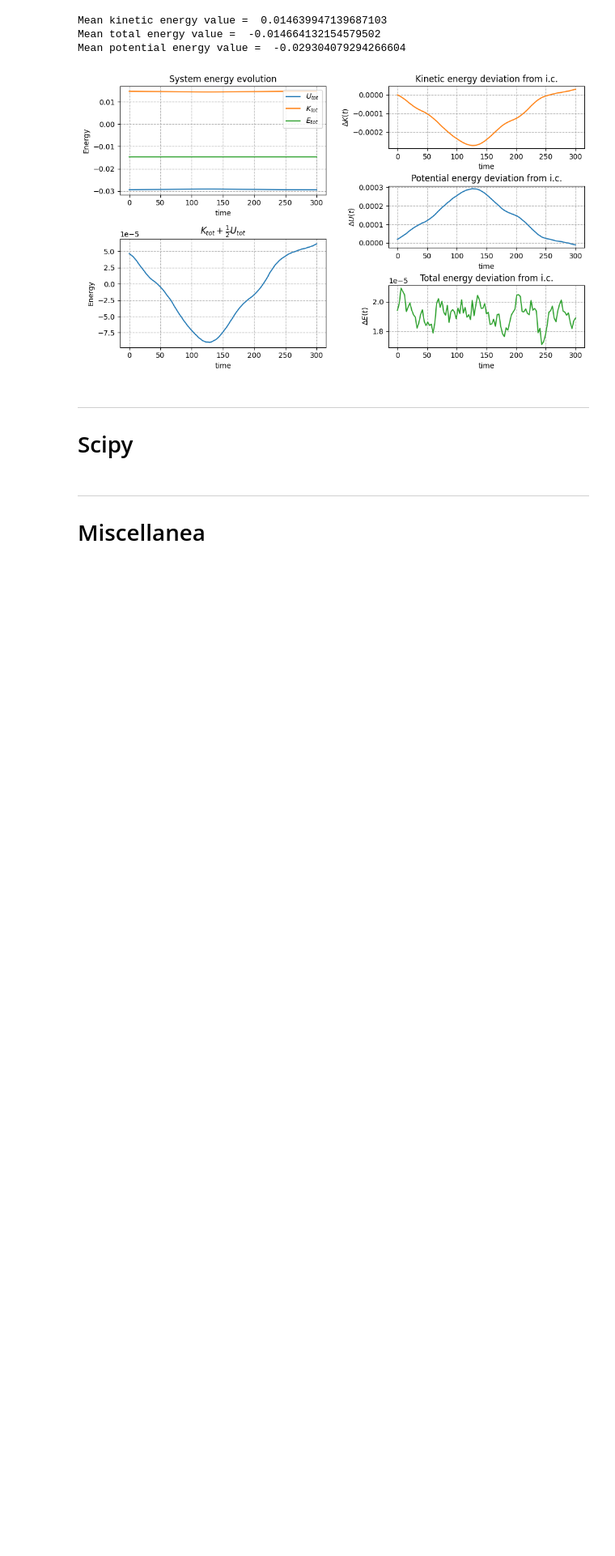
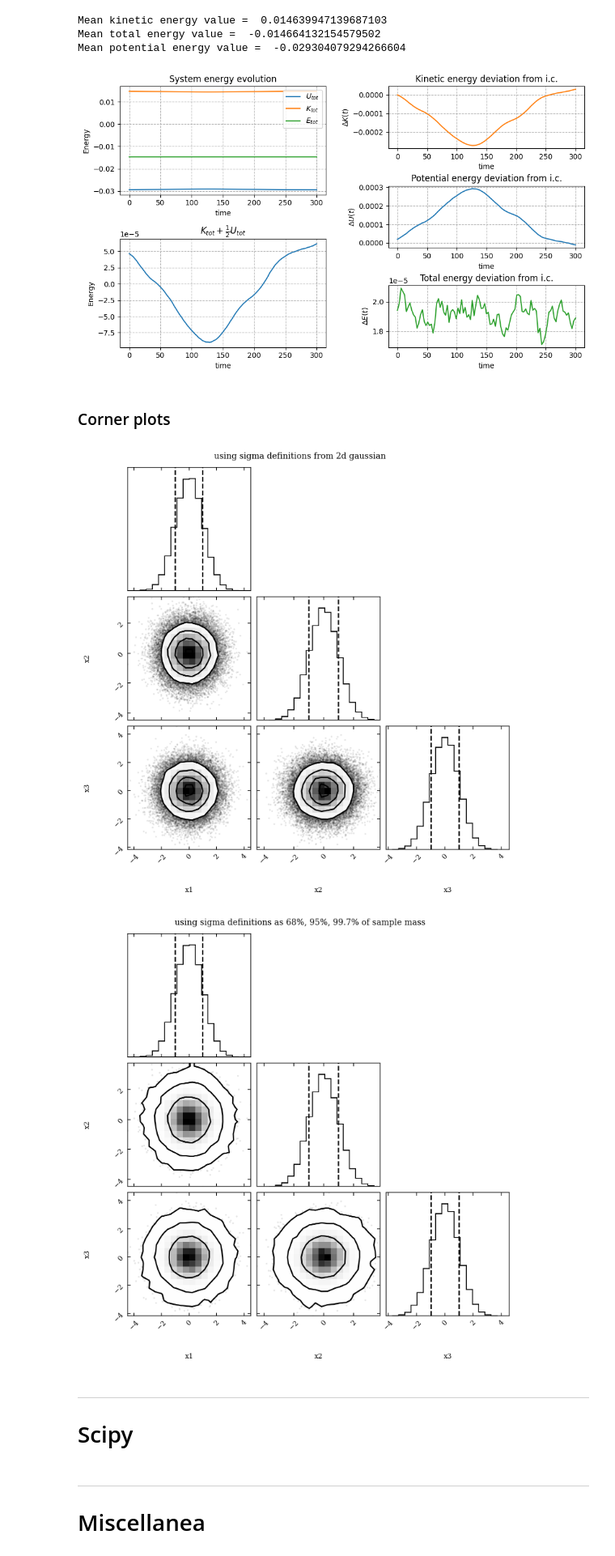
Before and after one commit to FraNob/astrostatistics_bicocca_2022, a Jupyter notebook: working/techniques_notes.ipynb, the cells around one changed output. Shown: that part at 81% size. Saved outputs shown, nothing was run; the diff lists cells and outputs as text; code cells hidden in the pictures; blank space fills up the shorter version.

```diff
--- a/working/techniques_notes.ipynb
+++ b/working/techniques_notes.ipynb
@@ -120,6 +139,27 @@ Mean kinetic energy value =  0.014639947139687103
 Mean total energy value =  -0.014664132154579502
 Mean potential energy value =  -0.029304079294266604
 [figure]
+# %% [markdown]
+### Corner plots
+# %%
+import corner
+
+# Generate some fake data from a Gaussian
+np.random.seed(42)
+x = np.random.randn(50000, 3)
+
+# formally correct sigma definition
+fig = corner.corner(x, quantiles=(0.16, 0.84), labels=['x1','x2','x3'])
+fig.suptitle("using sigma definitions from 2d gaussian")
+fig.patch.set_facecolor('w')
+
+# standard sample mass definition
+fig = corner.corner(x, quantiles=(0.16, 0.84), levels=(0.68,0.95,0.997), labels=['x1','x2','x3'])
+fig.suptitle("using sigma definitions as 68%, 95%, 99.7% of sample mass")
+fig.patch.set_facecolor('w')
+# %% [output]
+[figure, added]
+[figure, added]
 # %% [markdown]
 ---
 
```
Also changed, not shown: parts of 8 cells of this notebook, 3 other files.
